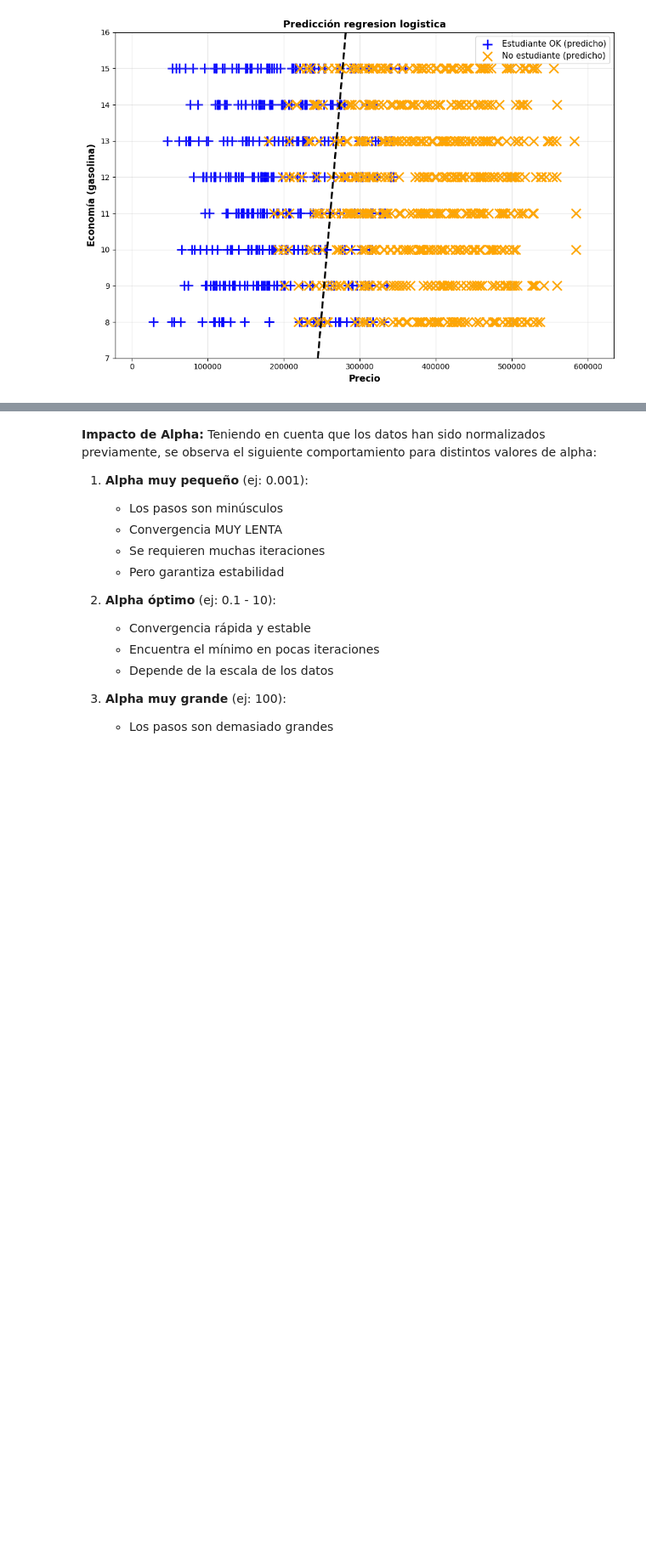
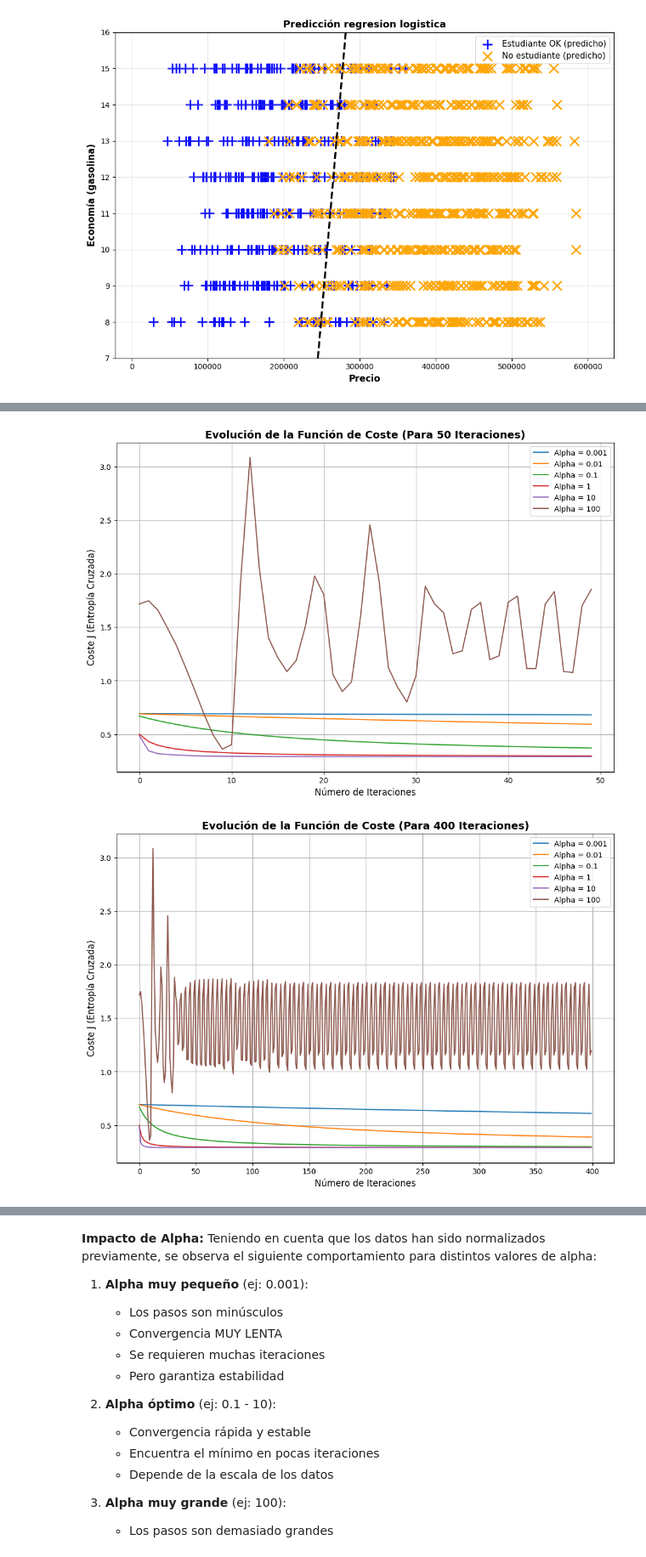
Before and after one commit to IA-devs-UPO/Trabajo1_IA, a Jupyter notebook: RegresionLogistica_Mod2/reg_logistica_mod2.ipynb, the cells around one changed output, grey strips where cells are left out. Shown at 85% size. Saved outputs shown, nothing was run; the diff lists cells and outputs as text; code cells hidden in the pictures; blank space fills up the shorter version.

```diff
--- a/RegresionLogistica_Mod2/reg_logistica_mod2.ipynb
+++ b/RegresionLogistica_Mod2/reg_logistica_mod2.ipynb
@@ -616,0 +632,64 @@ plt.show()
+# %%
+# --- Grafica de convergencia para distintos alphas (100 iteraciones) ---
+plt.figure(figsize=(12, 8))
+alphas = [0.001, 0.01, 0.1, 1, 10, 100]  # Distintos valores de alpha
+
+for alpha in alphas:
+    # Reiniciamos theta para cada alpha
+    theta_ini = np.zeros(X.shape[1])
+
+    # Ejecutamos descenso de gradiente
+    theta_opt, J_history = gradientDescent(X, y_vec, theta_ini, alpha, 50)
+
+    # Dibujamos la convergencia
+    plt.plot(range(len(J_history)), J_history, label=f'Alpha = {alpha}')
+
+plt.title('Evolución de la Función de Coste (Para 50 Iteraciones)', fontsize=14, fontweight='bold')
+plt.xlabel('Número de Iteraciones', fontsize=12)
+plt.ylabel('Coste J (Entropía Cruzada)', fontsize=12)
+plt.legend()
+plt.grid(True)
+plt.show()
+
+#--- Grafica de convergencia para distintos alphas (400 iteraciones) ---
+plt.figure(figsize=(12, 8))
+
+for alpha in alphas:
+    # Reiniciamos theta para cada alpha
+    theta_ini = np.zeros(X.shape[1])
+
+    # Ejecutamos descenso de gradiente
+    theta_opt, J_history = gradientDescent(X, y_vec, theta_ini, alpha, 400)
+
+    # Dibujamos la convergencia
+    plt.plot(range(len(J_history)), J_history, label=f'Alpha = {alpha}')
+
+plt.title('Evolución de la Función de Coste (Para 400 Iteraciones)', fontsize=14, fontweight='bold')
+plt.xlabel('Número de Iteraciones', fontsize=12)
+plt.ylabel('Coste J (Entropía Cruzada)', fontsize=12)
+plt.legend()
+plt.grid(True)
+plt.show()
+
+#--- Grafica de convergencia para distintos alphas (400 iteraciones) sin tener en cuanta alpha = 100 ---
+plt.figure(figsize=(12, 8))
+
+for alpha in alphas[:-1]:
+    # Reiniciamos theta para cada alpha
+    theta_ini = np.zeros(X.shape[1])
+
+    # Ejecutamos descenso de gradiente
+    theta_opt, J_history = gradientDescent(X, y_vec, theta_ini, alpha, 400)
+
+    # Dibujamos la convergencia
+    plt.plot(range(len(J_history)), J_history, label=f'Alpha = {alpha}')
+
+plt.title('Evolución de la Función de Coste (Para 400 Iteraciones)', fontsize=14, fontweight='bold')
+plt.xlabel('Número de Iteraciones', fontsize=12)
+plt.ylabel('Coste J (Entropía Cruzada)', fontsize=12)
+plt.legend()
+plt.grid(True)
+plt.show()
+# %% [output]
+[figure, added]
+[figure, added]
```
Also changed, not shown: parts of 7 cells of this notebook, 3 other files.
